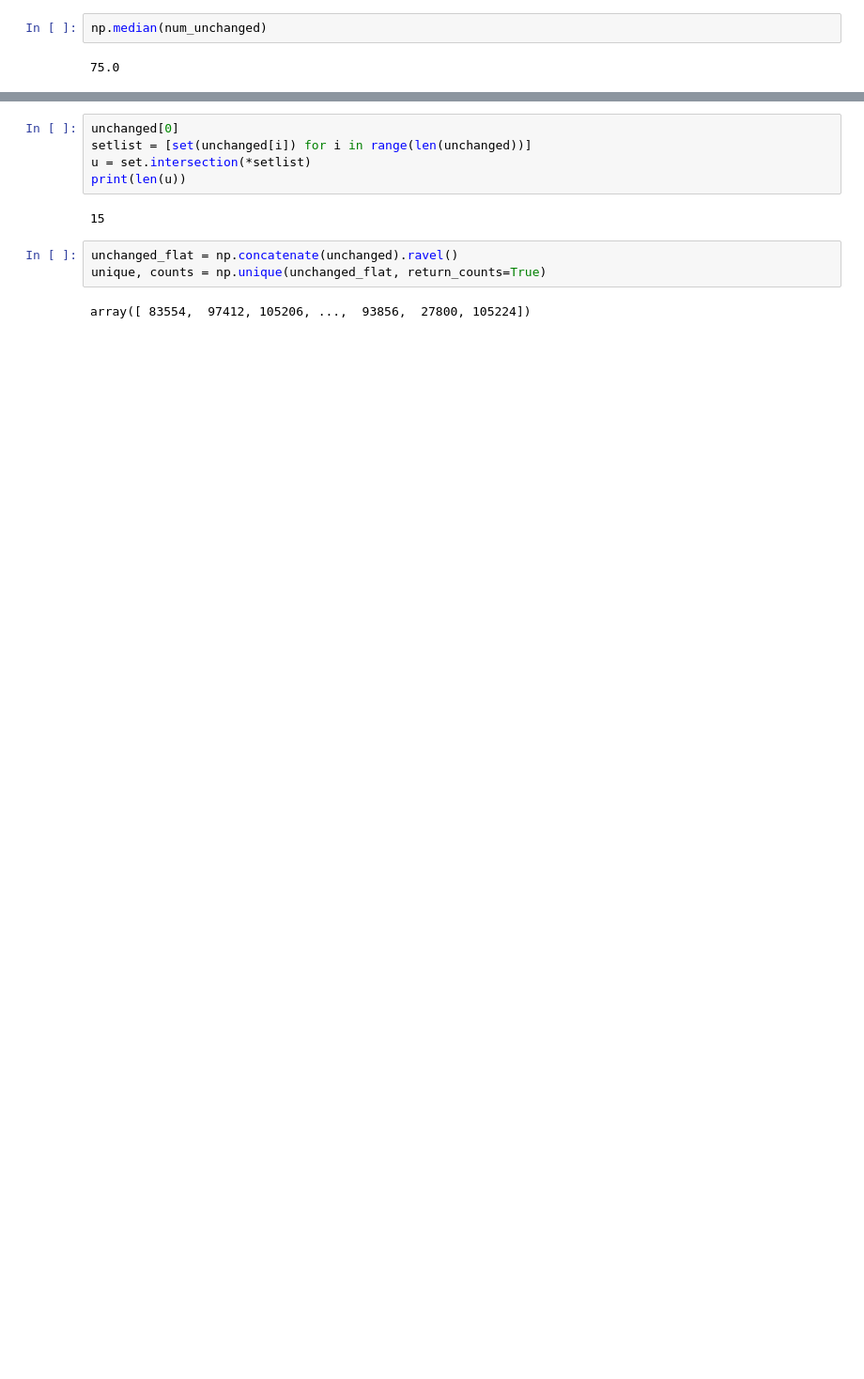
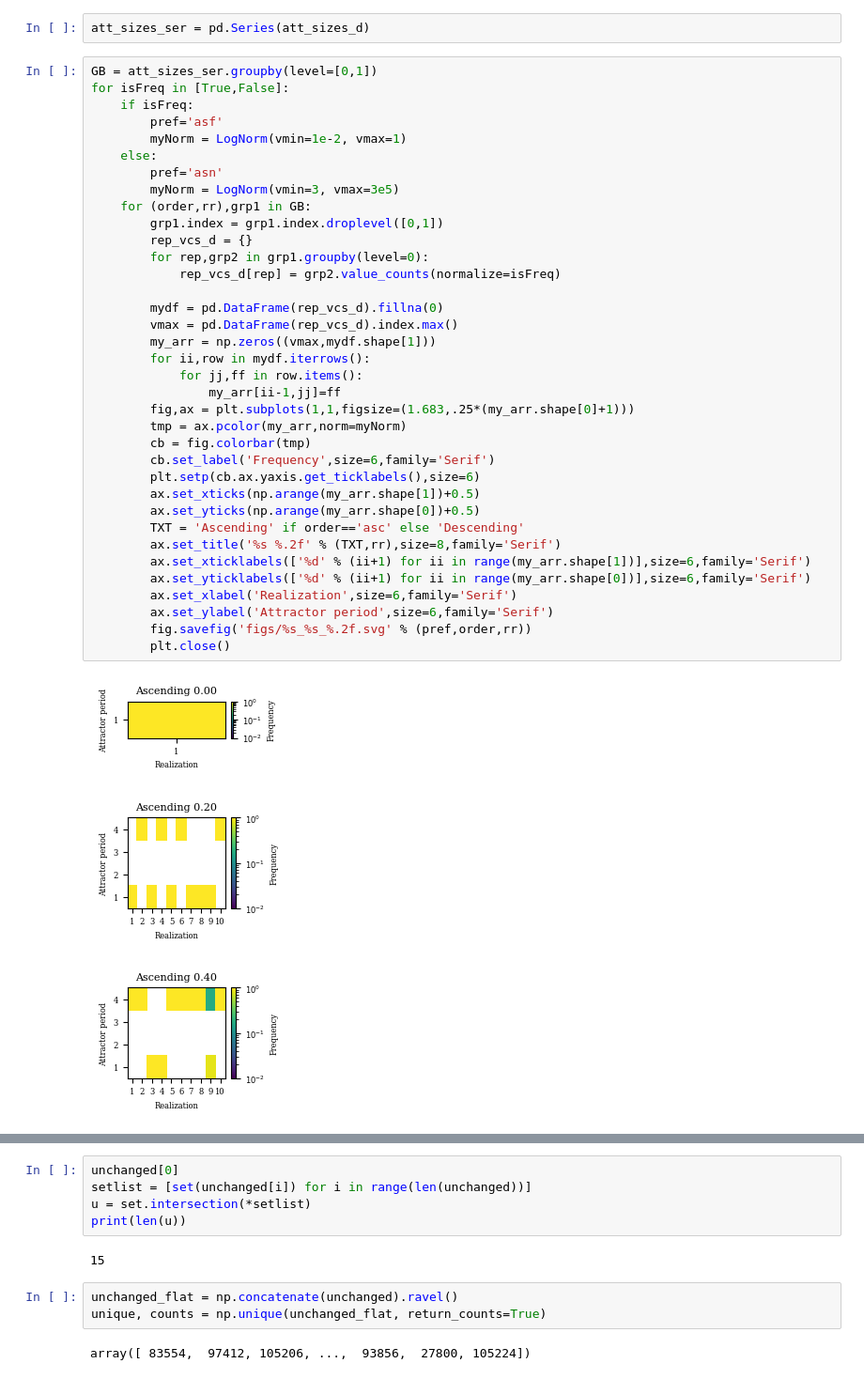
Before and after one commit to yizhao-nu/Irreversibility-in-GRN, a Jupyter notebook: irr_grn/attractor_diff.ipynb, the cells around one changed output, grey strips where cells are left out. Shown: that part at 94% size. Saved outputs shown, nothing was run; the diff lists cells and outputs as text; blank space fills up the shorter version.

```diff
--- a/irr_grn/attractor_diff.ipynb
+++ b/irr_grn/attractor_diff.ipynb
@@ -32,4 +40,42 @@ for j in tqdm(range(10)):
-# %%
-np.median(num_unchanged)
-# %% [output]
-75.0
+# %%
+att_sizes_ser = pd.Series(att_sizes_d)
+# %%
+GB = att_sizes_ser.groupby(level=[0,1])
+for isFreq in [True,False]:
+    if isFreq:
+        pref='asf'
+        myNorm = LogNorm(vmin=1e-2, vmax=1)
+    else:
+        pref='asn'
+        myNorm = LogNorm(vmin=3, vmax=3e5)
+    for (order,rr),grp1 in GB:
+        grp1.index = grp1.index.droplevel([0,1])
+        rep_vcs_d = {}
+        for rep,grp2 in grp1.groupby(level=0):
+            rep_vcs_d[rep] = grp2.value_counts(normalize=isFreq)
+
+        mydf = pd.DataFrame(rep_vcs_d).fillna(0)
+        vmax = pd.DataFrame(rep_vcs_d).index.max()
+        my_arr = np.zeros((vmax,mydf.shape[1]))
+        for ii,row in mydf.iterrows():
+            for jj,ff in row.items():
+                my_arr[ii-1,jj]=ff
+        fig,ax = plt.subplots(1,1,figsize=(1.683,.25*(my_arr.shape[0]+1)))
+        tmp = ax.pcolor(my_arr,norm=myNorm)
+        cb = fig.colorbar(tmp)
+        cb.set_label('Frequency',size=6,family='Serif')
+        plt.setp(cb.ax.yaxis.get_ticklabels(),size=6)
+        ax.set_xticks(np.arange(my_arr.shape[1])+0.5)
+        ax.set_yticks(np.arange(my_arr.shape[0])+0.5)
+        TXT = 'Ascending' if order=='asc' else 'Descending'
+        ax.set_title('%s %.2f' % (TXT,rr),size=8,family='Serif')
+        ax.set_xticklabels(['%d' % (ii+1) for ii in range(my_arr.shape[1])],size=6,family='Serif')
+        ax.set_yticklabels(['%d' % (ii+1) for ii in range(my_arr.shape[0])],size=6,family='Serif')
+        ax.set_xlabel('Realization',size=6,family='Serif')
+        ax.set_ylabel('Attractor period',size=6,family='Serif')
+        fig.savefig('figs/%s_%s_%.2f.svg' % (pref,order,rr))
+        plt.close()
+# %% [output]
+[figure, added]
+[figure, added]
+[figure, added]
```
Also changed, not shown: parts of 23 cells of this notebook.
